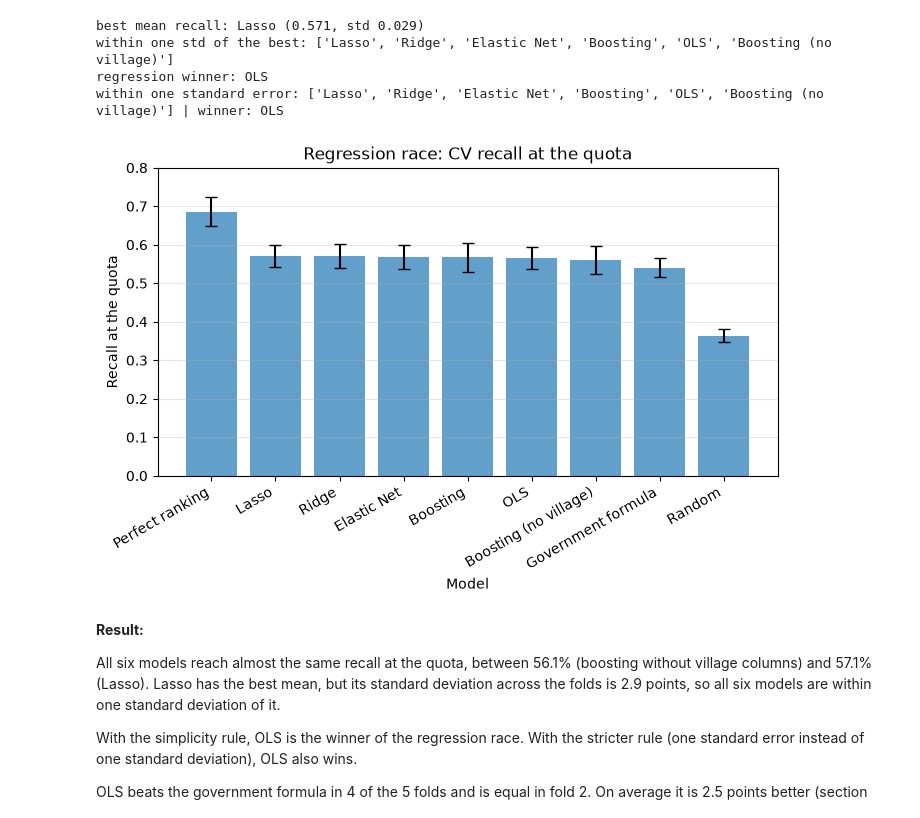
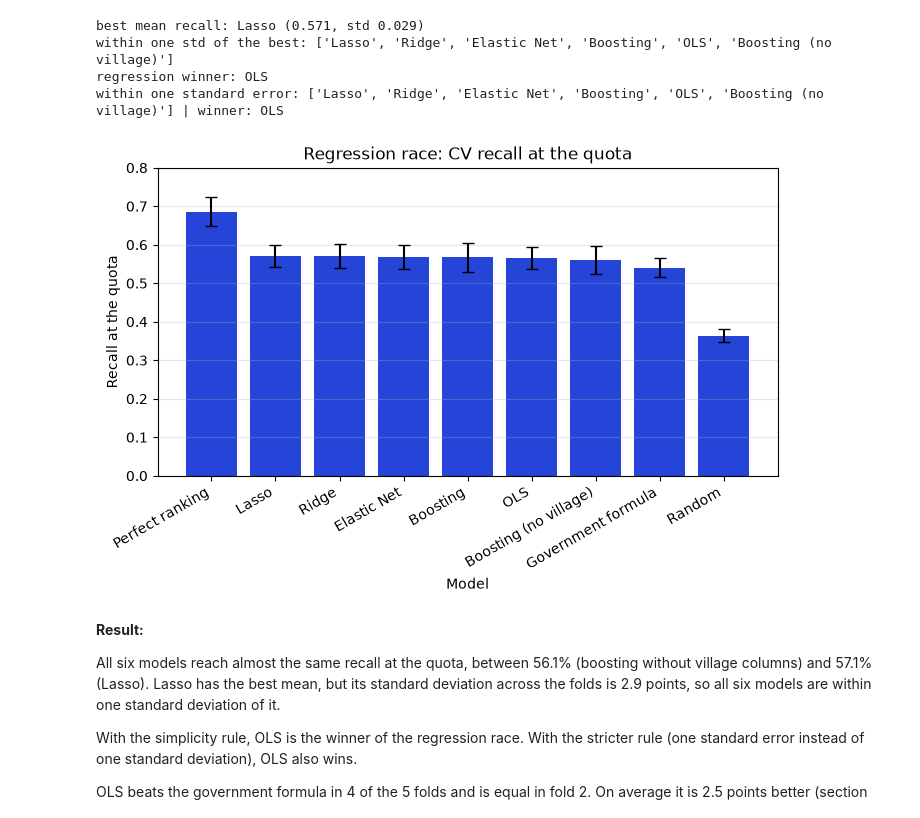
Before and after one commit to StellaI-G/Project_Group0, a Jupyter notebook: notebooks/04a_regression_setB.ipynb, the cells around one changed output. Saved outputs shown, nothing was run; the diff lists cells and outputs as text; code cells hidden in the pictures.

Commit message:
color or bar chart changed to match the one from the slides

```diff
--- a/notebooks/04a_regression_setB.ipynb
+++ b/notebooks/04a_regression_setB.ipynb
@@ -778,22 +779,22 @@ within one standard error: ['Lasso', 'Ridge', 'Elastic Net', 'Boosting', 'OLS',
 # %%
 # Plot
 fig, ax = plt.subplots(figsize=(8, 4))
 
 ax.bar(final.index, final["recall mean"], yerr=final["recall std"],
-       capsize=4, alpha=0.7)
+       capsize=4, color="#2544d8")   # bar color
 
 # Aesthetics
 ax.set_ylim(0, 0.8)
 ax.set_xlabel("Model")
 ax.set_ylabel("Recall at the quota")
 ax.set_title("Regression race: CV recall at the quota")
 ax.grid(axis="y", alpha=0.3)
 ax.set_xticks(range(len(final)))   # one tick per bar
 ax.set_xticklabels(final.index, rotation=30, ha="right")   # turn the labels, right end under each bar
 fig.savefig("../outputs/figures/04a_regression_setB_figure4.png", dpi=200, bbox_inches="tight")   # saved for the report
 plt.show()
 # %% [output]
-[figure, old version]
+[figure, new version]
 # %% [markdown]
 **Result:**
 
```
Also changed, not shown: parts of 1 cell of this notebook, 3 other files.
